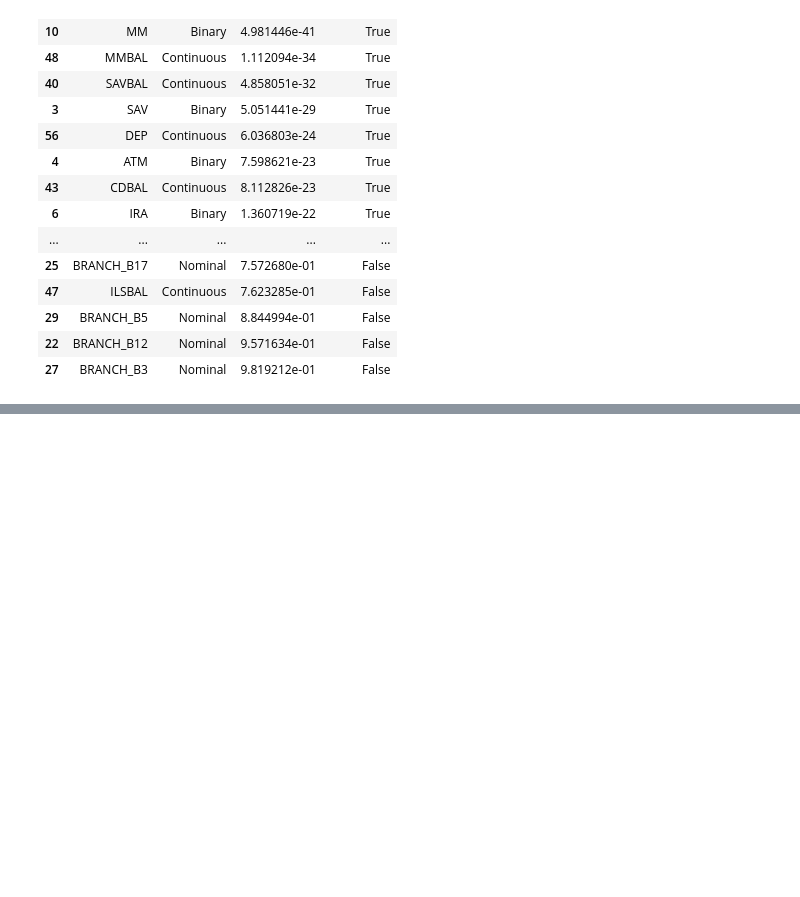
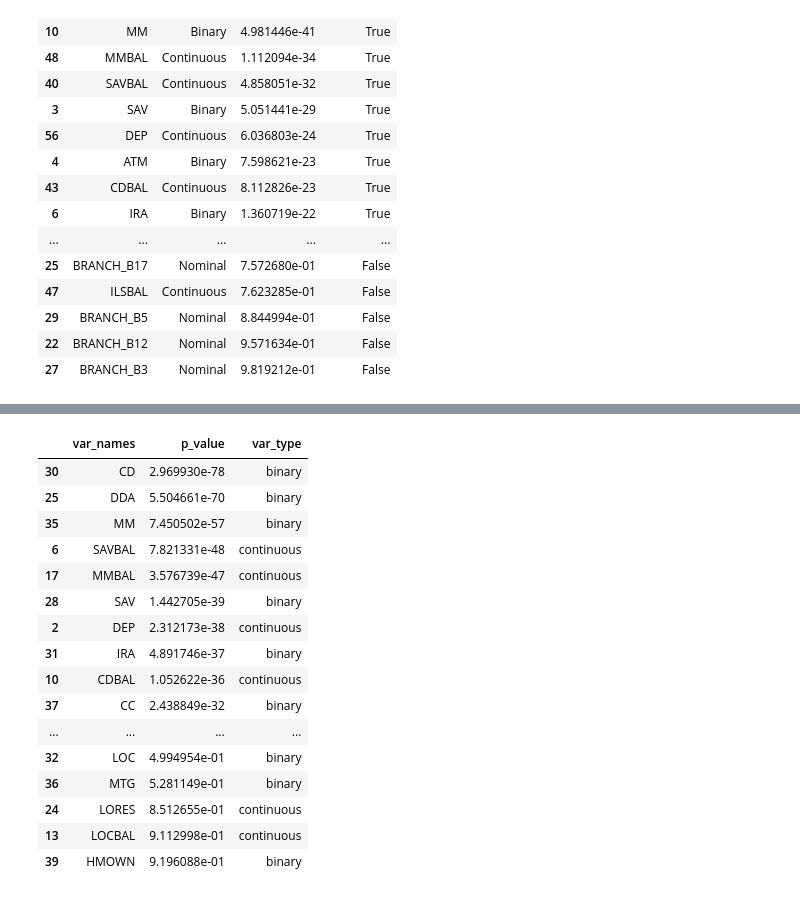
Before and after one commit to SterlingHayden/Logistic-Regression, a Jupyter notebook: HW/HW-01/phase-01.ipynb, the cells around one changed output, grey strips where cells are left out. Cells and saved outputs as stored; diff of their text form; code cells hidden in the pictures; blank space fills up the shorter version.

```diff
--- a/HW/HW-01/phase-01.ipynb
+++ b/HW/HW-01/phase-01.ipynb
@@ -260,0 +306,21 @@ Error:
+# %%
+akshay_df = pd.read_csv('output.csv')
+akshay_df.sort_values('p_value')
+# %% [output]
+|  | var_names | p_value | var_type |
+| 30 | CD | 2.969930e-78 | binary |
+| 25 | DDA | 5.504661e-70 | binary |
+| 35 | MM | 7.450502e-57 | binary |
+| 6 | SAVBAL | 7.821331e-48 | continuous |
+| 17 | MMBAL | 3.576739e-47 | continuous |
+| 28 | SAV | 1.442705e-39 | binary |
+| 2 | DEP | 2.312173e-38 | continuous |
+| 31 | IRA | 4.891746e-37 | binary |
+| 10 | CDBAL | 1.052622e-36 | continuous |
+| 37 | CC | 2.438849e-32 | binary |
+| ... | ... | ... | ... |
+| 32 | LOC | 4.994954e-01 | binary |
+| 36 | MTG | 5.281149e-01 | binary |
+| 24 | LORES | 8.512655e-01 | continuous |
+| 13 | LOCBAL | 9.112998e-01 | continuous |
+| 39 | HMOWN | 9.196088e-01 | binary |
```
Also changed, not shown: parts of 4 cells of this notebook.
